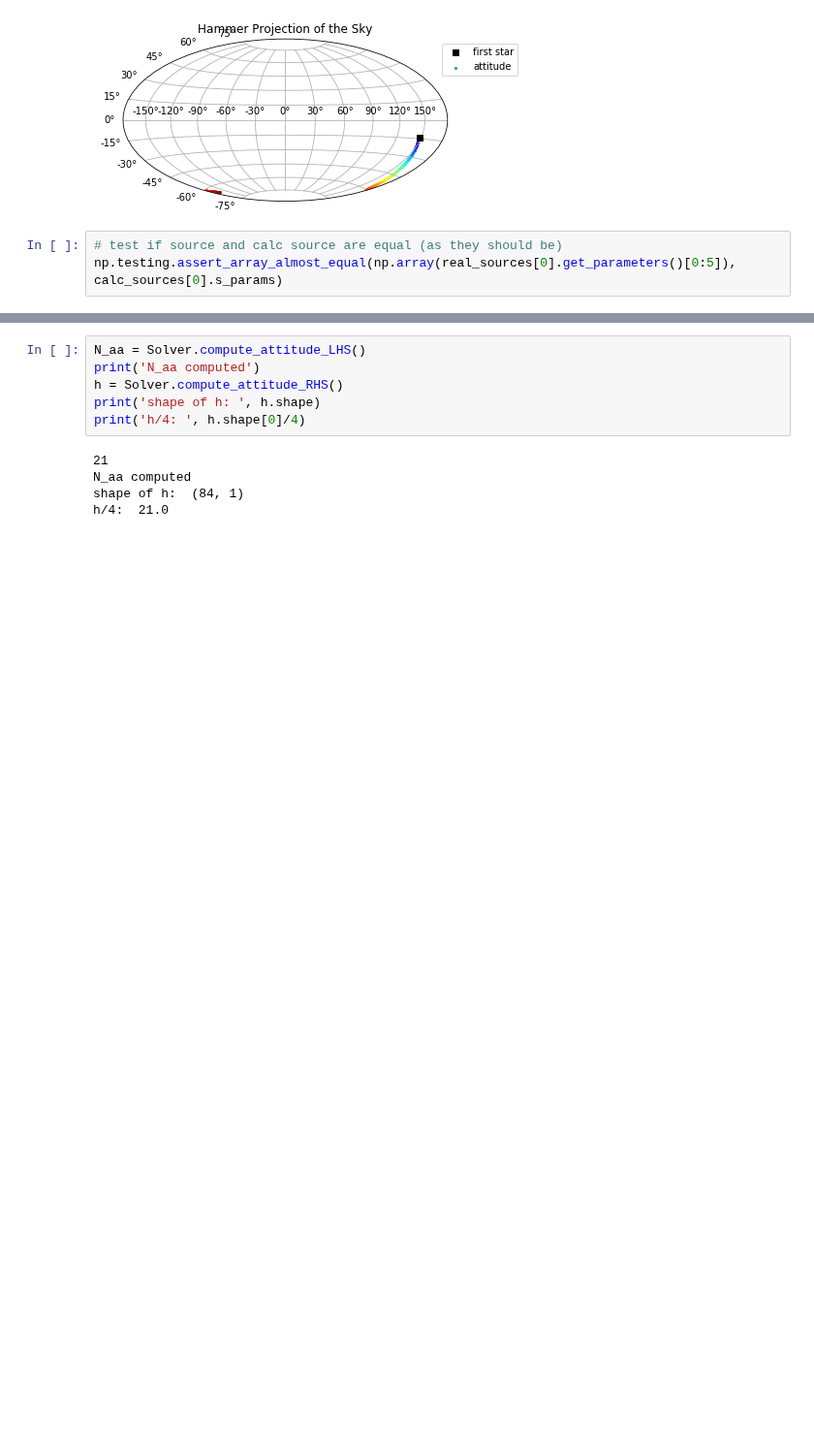
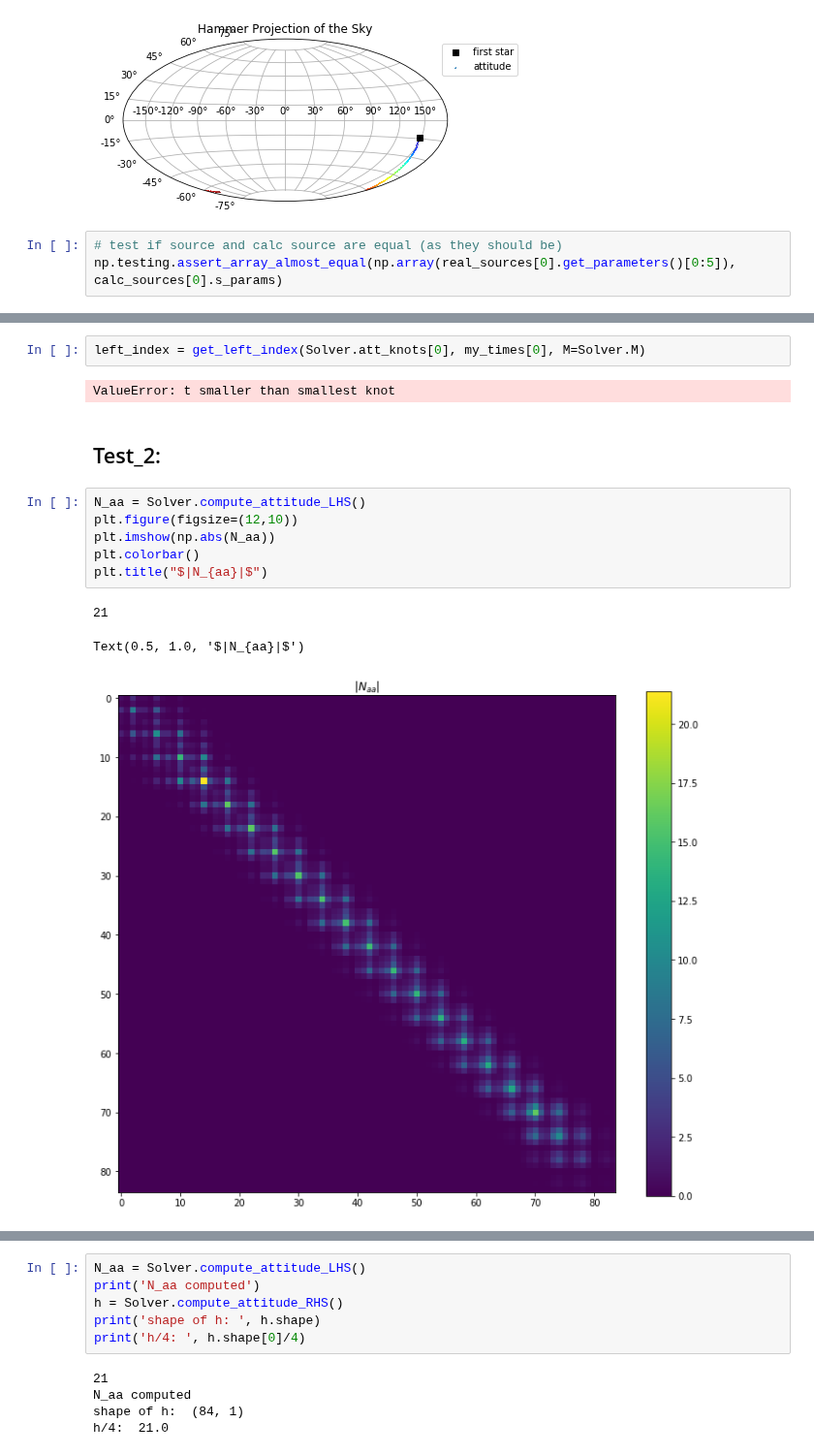
Before and after one commit to bombrun/GaiaLab, a Jupyter notebook: notebooks/4-test_attitude_update.ipynb, the cells around one changed output, grey strips where cells are left out. Shown at 97% size. Saved outputs shown, nothing was run; the diff lists cells and outputs as text; blank space fills up the shorter version.

```diff
--- a/notebooks/4-test_attitude_update.ipynb
+++ b/notebooks/4-test_attitude_update.ipynb
@@ -131,0 +145,16 @@ Solver = Agis(gaia, calc_sources, real_sources, attitude_splines=[gaia.s_w, gaia
+# %%
+left_index = get_left_index(Solver.att_knots[0], my_times[0], M=Solver.M)
+# %% [output]
+ValueError: t smaller than smallest knot
+# %% [markdown]
+## Test_2:
+# %%
+N_aa = Solver.compute_attitude_LHS()
+plt.figure(figsize=(12,10))
+plt.imshow(np.abs(N_aa))
+plt.colorbar()
+plt.title("$|N_{aa}|$")
+# %% [output]
+21
+Text(0.5, 1.0, '$|N_{aa}|$')
+[figure, added]
```
Also changed, not shown: parts of 60 cells of this notebook, 4 other files.
